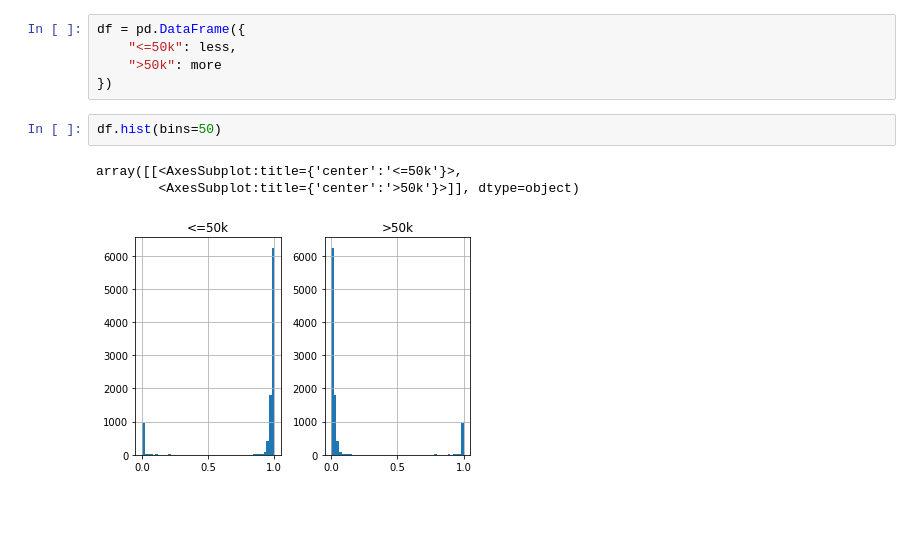
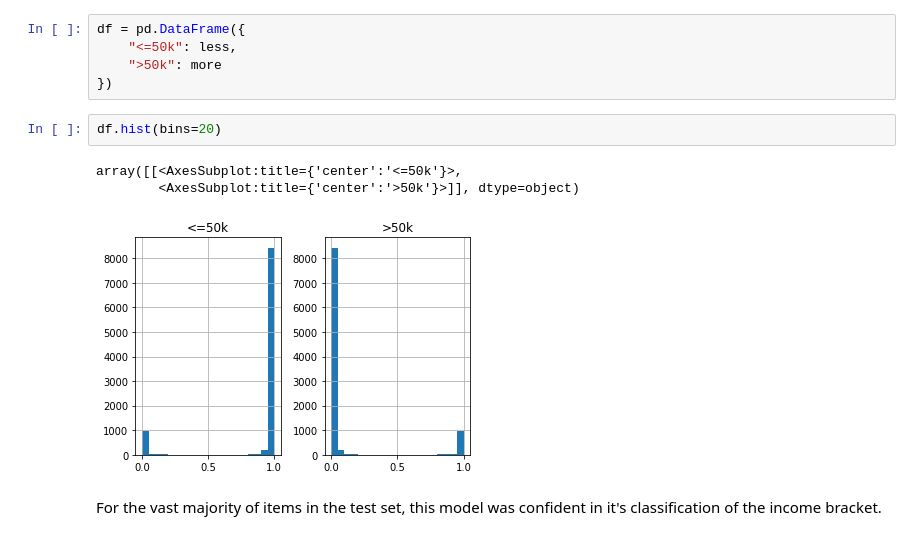
Before and after one commit to Trenonian/ML-HW-4, a Jupyter notebook: HW4 Michael Anderson.ipynb, the cells around one changed output. Cells and saved outputs as stored; diff of their text form; blank space fills up the shorter version.

```diff
--- a/HW4 Michael Anderson.ipynb
+++ b/HW4 Michael Anderson.ipynb
@@ -318,8 +318,10 @@ df = pd.DataFrame({
     ">50k": more
 })
 # %%
-df.hist(bins=50)
+df.hist(bins=20)
 # %% [output]
 array([[<AxesSubplot:title={'center':'<=50k'}>,
         <AxesSubplot:title={'center':'>50k'}>]], dtype=object)
-[figure, old version]
+[figure, new version]
+# %% [markdown]
+For the vast majority of items in the test set, this model was confident in it's classification of the income bracket.
```
Also changed, not shown: parts of 5 cells of this notebook.
